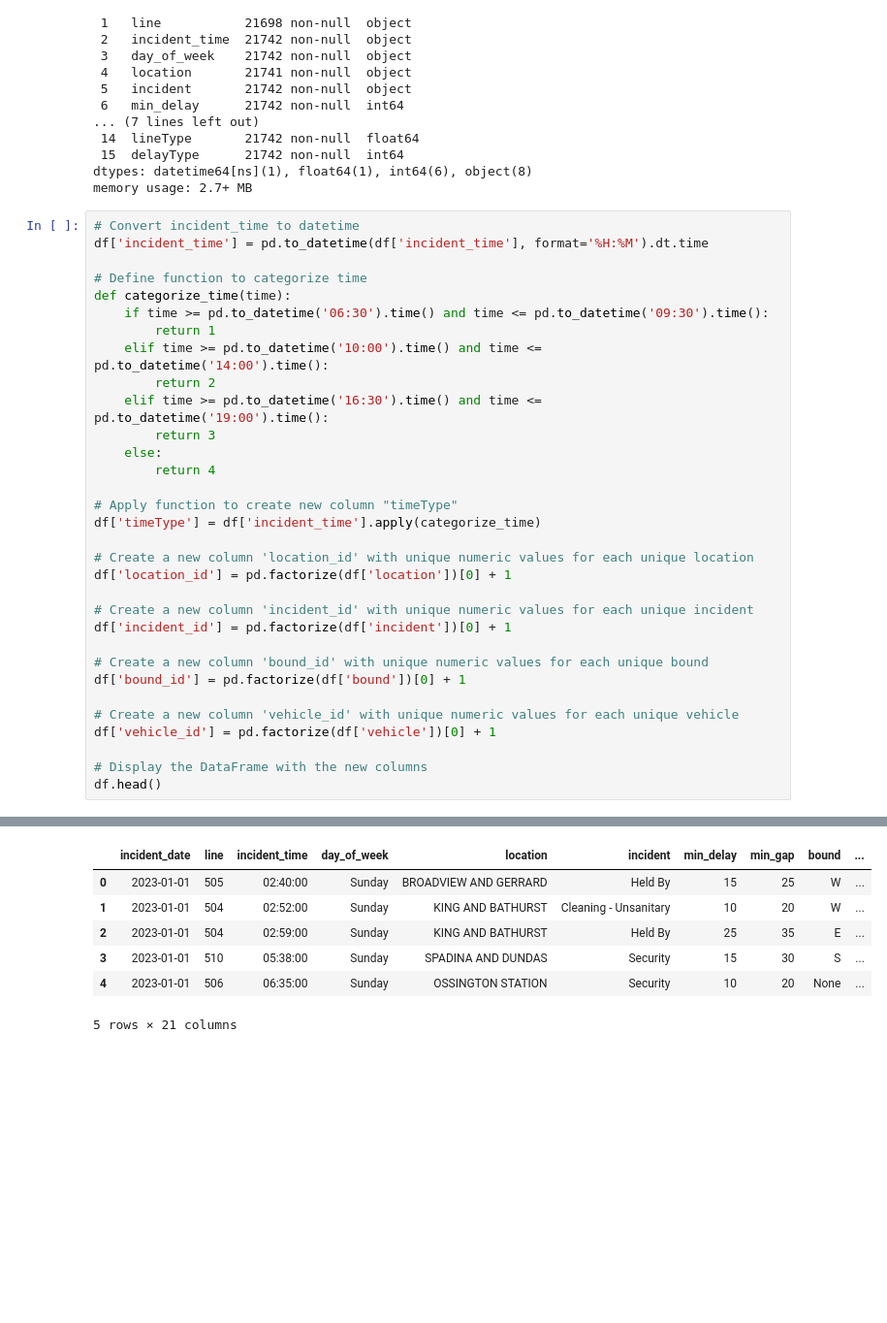
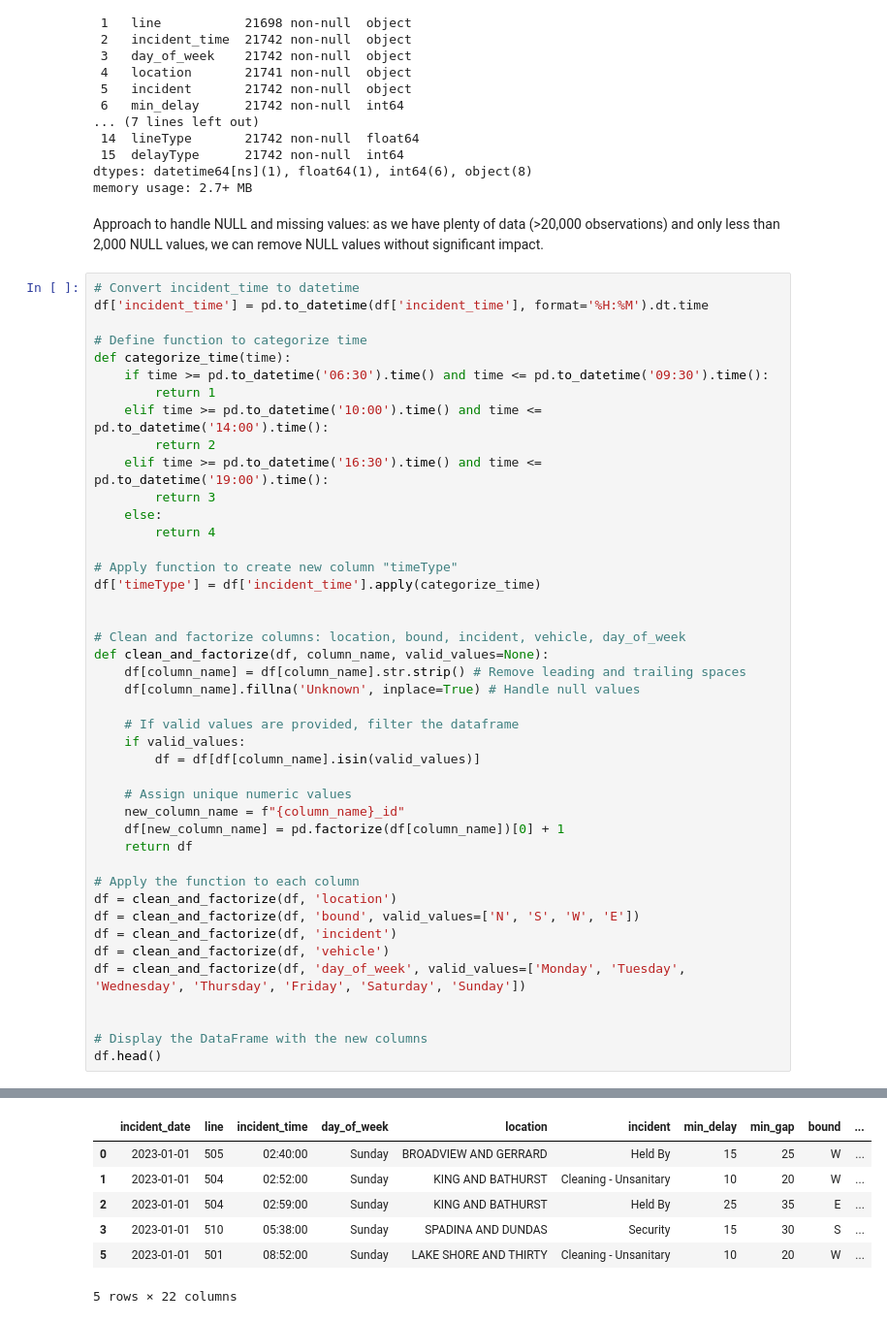
Before and after one commit to lee-data/TTC-streetcar-delay, a Jupyter notebook: src/team24main.ipynb, the cells around one changed output, grey strips where cells are left out. Shown at 97% size. Saved outputs shown, nothing was run; the diff lists cells and outputs as text; blank space fills up the shorter version.

```diff
--- a/src/team24main.ipynb
+++ b/src/team24main.ipynb
@@ -174,6 +153,8 @@ Data columns (total 16 columns):
  15  delayType      21742 non-null  int64
 dtypes: datetime64[ns](1), float64(1), int64(6), object(8)
 memory usage: 2.7+ MB
+# %% [markdown]
+Approach to handle NULL and missing values: as we have plenty of data (>20,000 observations) and only less than 2,000 NULL values, we can remove NULL values without significant impact.
 # %%
 # Convert incident_time to datetime
 df['incident_time'] = pd.to_datetime(df['incident_time'], format='%H:%M').dt.time
@@ -192,17 +173,28 @@ def categorize_time(time):
 # Apply function to create new column "timeType"
 df['timeType'] = df['incident_time'].apply(categorize_time)
 
-# Create a new column 'location_id' with unique numeric values for each unique location
-df['location_id'] = pd.factorize(df['location'])[0] + 1
 
-# Create a new column 'incident_id' with unique numeric values for each unique incident
-df['incident_id'] = pd.factorize(df['incident'])[0] + 1
+# Clean and factorize columns: location, bound, incident, vehicle, day_of_week
+def clean_and_factorize(df, column_name, valid_values=None):
+    df[column_name] = df[column_name].str.strip() # Remove leading and trailing spaces
+    df[column_name].fillna('Unknown', inplace=True) # Handle null values
 
-# Create a new column 'bound_id' with unique numeric values for each unique bound
-df['bound_id'] = pd.factorize(df['bound'])[0] + 1
+    # If valid values are provided, filter the dataframe
+    if valid_values:
+        df = df[df[column_name].isin(valid_values)]
 
-# Create a new column 'vehicle_id' with unique numeric values for each unique vehicle
-df['vehicle_id'] = pd.factorize(df['vehicle'])[0] + 1
+    # Assign unique numeric values
+    new_column_name = f"{column_name}_id"
+    df[new_column_name] = pd.factorize(df[column_name])[0] + 1
+    return df
+
+# Apply the function to each column
+df = clean_and_factorize(df, 'location')
+df = clean_and_factorize(df, 'bound', valid_values=['N', 'S', 'W', 'E'])
+df = clean_and_factorize(df, 'incident')
+df = clean_and_factorize(df, 'vehicle')
+df = clean_and_factorize(df, 'day_of_week', valid_values=['Monday', 'Tuesday', 'Wednesday', 'Thursday', 'Friday', 'Saturday', 'Sunday'])
+
 
 # Display the DataFrame with the new columns
 df.head()
@@ -210,9 +219,9 @@ df.head()
 |  | incident_date | line | incident_time | day_of_week | location | incident | min_delay | min_gap | bound | ... |
 | 0 | 2023-01-01 | 505 | 02:40:00 | Sunday | BROADVIEW AND GERRARD | Held By | 15 | 25 | W | ... |
 | 1 | 2023-01-01 | 504 | 02:52:00 | Sunday | KING AND BATHURST | Cleaning - Unsanitary | 10 | 20 | W | ... |
 | 2 | 2023-01-01 | 504 | 02:59:00 | Sunday | KING AND BATHURST | Held By | 25 | 35 | E | ... |
 | 3 | 2023-01-01 | 510 | 05:38:00 | Sunday | SPADINA AND DUNDAS | Security | 15 | 30 | S | ... |
-| 4 | 2023-01-01 | 506 | 06:35:00 | Sunday | OSSINGTON STATION | Security | 10 | 20 | None | ... |
+| 5 | 2023-01-01 | 501 | 08:52:00 | Sunday | LAKE SHORE AND THIRTY | Cleaning - Unsanitary | 10 | 20 | W | ... |
-5 rows × 21 columns
+5 rows × 22 columns
 # %%
 # List of columns to drop
```
Also changed, not shown: parts of 6 cells of this notebook.
